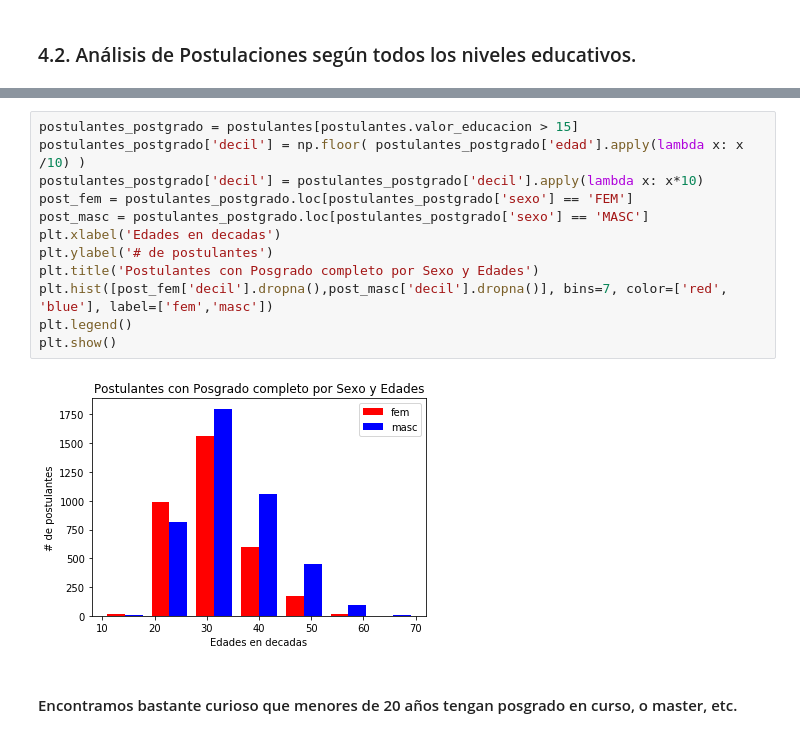
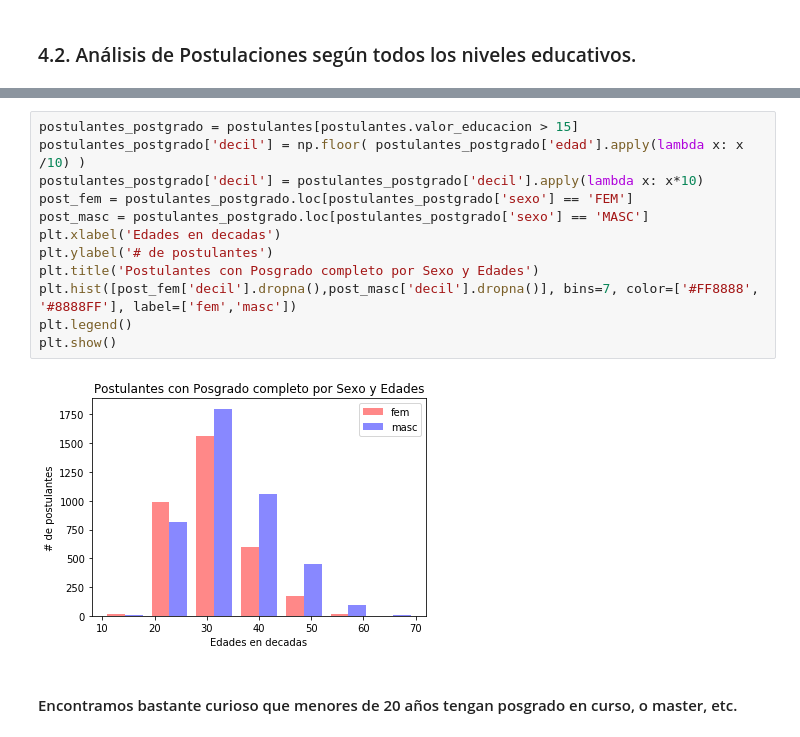
Before and after one commit to PRPablo/dataJobSearches, a Jupyter notebook: exploratoryAnalysis/exploratoryAnalysis.ipynb, the cells around one changed output, grey strips where cells are left out. Cells and saved outputs as stored; diff of their text form.

```diff
--- a/exploratoryAnalysis/exploratoryAnalysis.ipynb
+++ b/exploratoryAnalysis/exploratoryAnalysis.ipynb
@@ -534,17 +535,17 @@ total_views_avisos_min.iplot(kind='bubble', size='count_post', text='count_post'
 # %%
 postulantes_postgrado = postulantes[postulantes.valor_educacion > 15]
 postulantes_postgrado['decil'] = np.floor( postulantes_postgrado['edad'].apply(lambda x: x /10) )
 postulantes_postgrado['decil'] = postulantes_postgrado['decil'].apply(lambda x: x*10)
 post_fem = postulantes_postgrado.loc[postulantes_postgrado['sexo'] == 'FEM']
 post_masc = postulantes_postgrado.loc[postulantes_postgrado['sexo'] == 'MASC']
 plt.xlabel('Edades en decadas')
 plt.ylabel('# de postulantes')
 plt.title('Postulantes con Posgrado completo por Sexo y Edades')
-plt.hist([post_fem['decil'].dropna(),post_masc['decil'].dropna()], bins=7, color=['red', 'blue'], label=['fem','masc'])
+plt.hist([post_fem['decil'].dropna(),post_masc['decil'].dropna()], bins=7, color=['#FF8888', '#8888FF'], label=['fem','masc'])
 plt.legend()
 plt.show()
 # %% [output]
-[figure, old version]
+[figure, new version]
 # %% [markdown]
 #### Encontramos bastante curioso que menores de 20 años tengan posgrado en curso, o master, etc.
 # %% [markdown]
```
Also changed, not shown: parts of 5 cells of this notebook.
